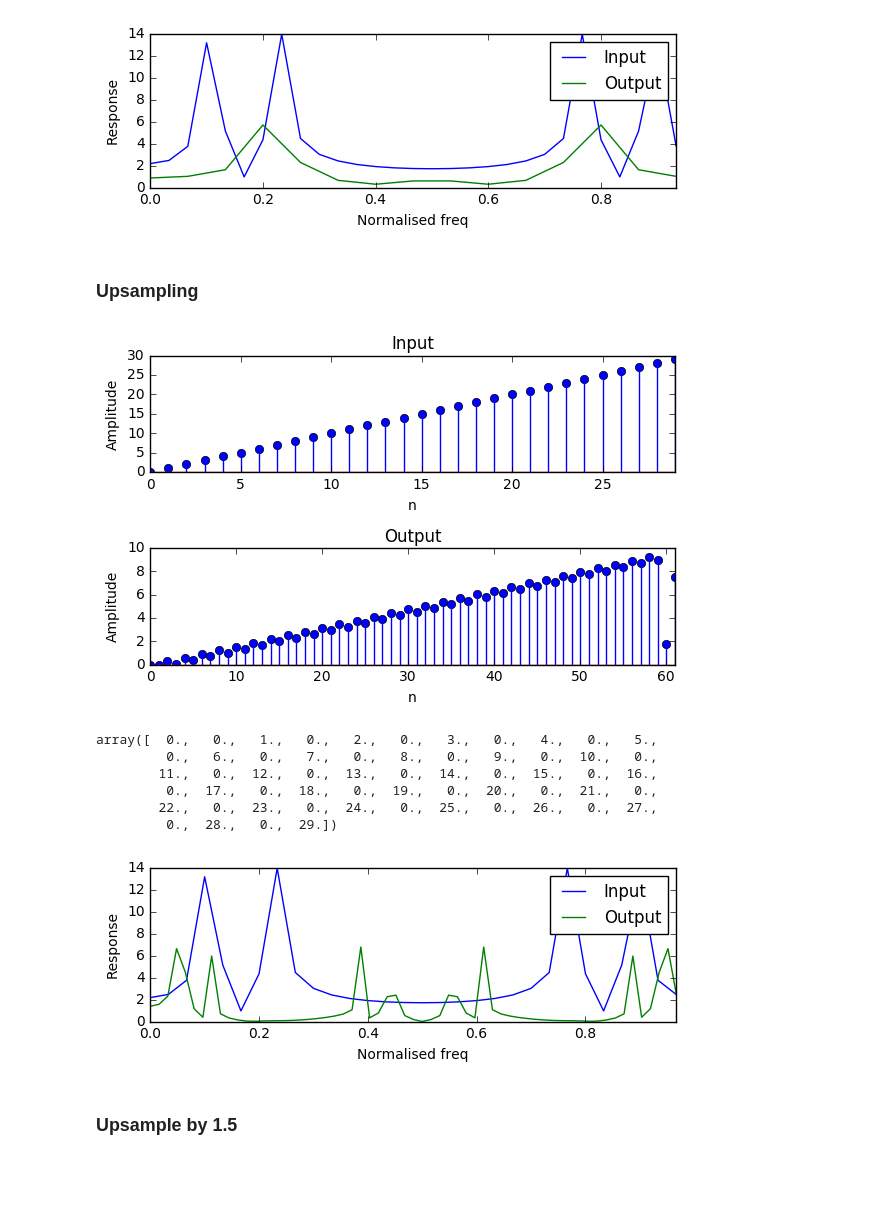
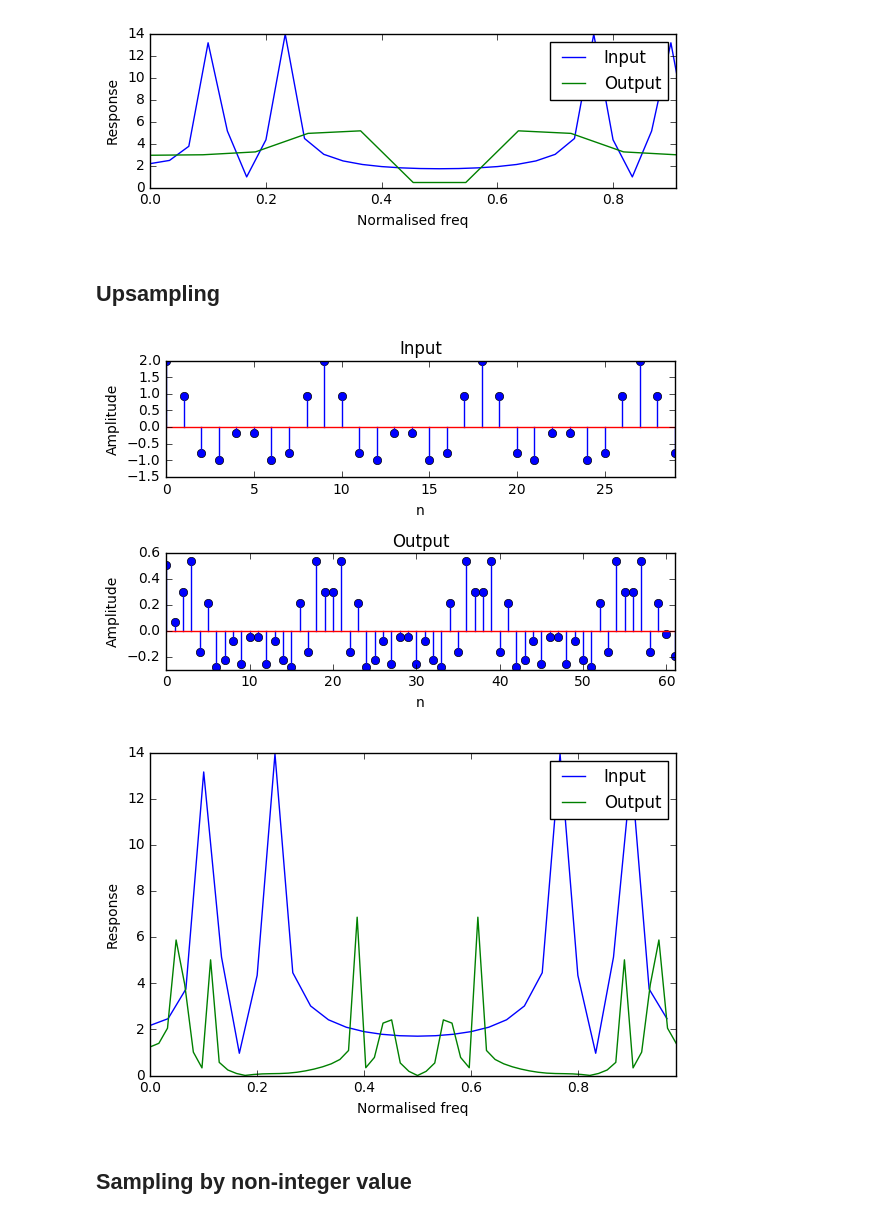
Before and after one commit to ishank26/Digital-Signal-Processing, a Jupyter notebook: Multirate_sp.ipynb, the cells around one changed output. Saved outputs shown, nothing was run; the diff lists cells and outputs as text; code cells hidden in the pictures; blank space fills up the shorter version.

Commit message:
multirate sampling

```diff
--- a/Multirate_sp.ipynb
+++ b/Multirate_sp.ipynb
@@ -11,8 +11,8 @@ f0=5000.
 fs=22500.
 ns=30.
 n=np.linspace(0,ns-1,ns)
-#x=(np.cos(2*np.pi*f0/fs*n)+np.cos(2*np.pi*0.5*f0/fs*n))
+x=(np.cos(2*np.pi*f0/fs*n)+np.cos(2*np.pi*0.5*f0/fs*n))
 #x=np.random.randn(ns)
-x=np.arange(5)
+#x=np.arange(1,7)
 x
 # %% [output]
@@ -28,15 +31,21 @@ fstop=4000
 h=sp.remez(N,np.array([0, fpass, fstop, fs/(2*M)]), [1,0], Hz = fs)
 # %%
+### Downsampling by M
+
 def drop(x,M):
-	sig=[x[i*M] for i in range(int(5/M))]
-	return np.array(sig)
+    if len(x)%2 != 0:
+        l=len(x)+1
+    else:
+        l=len(x)
+    sig=[x[i*M] for i in range(int(l/M))]
+    return np.array(sig)
 
-#x_=drop(np.convolve(x, h),M)
+x_=drop(np.convolve(x, h),M)
 
 n_=np.linspace(0,len(x_)-1,len(x_))
 
-z=drop(x,M)
-'''
+
+
 plt.subplot(2,1,1)
 plt.stem(n,x)
 plt.xlim(0,max(n))
@@ -51,6 +60,4 @@ plt.xlabel("n")
 plt.ylabel("Amplitude")
 plt.tight_layout()
 plt.show()
-'''
-z
 # %% [output]
@@ -58,10 +65,10 @@ array([0, 2])
 # %%
 X=np.fft.fft(x)
 X_=np.fft.fft(x_)
-Xn=np.fft.fft(drop(x,M))
 normf=n/ns
 
 normf_=n_/float(len(X_))
+
 plt.subplot(2,1,1)
 plt.plot(normf,abs(X),label="Input")
 plt.plot(normf_,abs(X_),label="Output")
@@ -72,14 +79,14 @@ plt.ylabel("Response")
 plt.tight_layout()
 plt.show()
 # %% [output]
-[figure, old version]
+[figure, new version]
 # %% [markdown]
-### Upsampling
+## Upsampling
 # %%
 L=2
 N=4
-fpass=3000
-fstop=4000
+fpass=2000
+fstop=3000
 h=sp.remez(N,np.array([0, fpass, fstop, fs]), [1,0], Hz = L*fs)
 # %%
 ### Upsampling
@@ -89,11 +96,10 @@ def inc_pad(x,L):
 	for i in range(len(x)):
 		z[i*L]=x[i]
 	return z
-
+u=inc_pad(x,L)
 x_=np.convolve(inc_pad(x, L),h)
 n_=np.linspace(0,len(x_)-1,len(x_))
 
-u=inc_pad(x,L)
 
 plt.subplot(2,1,1)
 plt.stem(n,x)
@@ -109,33 +115,26 @@ plt.xlabel("n")
 plt.ylabel("Amplitude")
 plt.tight_layout()
 plt.show()
-u
 # %% [output]
-[figure, old version]
+[figure, new version]
-array([  0.,   0.,   1.,   0.,   2.,   0.,   3.,   0.,   4.,   0.,   5.,
-         0.,   6.,   0.,   7.,   0.,   8.,   0.,   9.,   0.,  10.,   0.,
-        11.,   0.,  12.,   0.,  13.,   0.,  14.,   0.,  15.,   0.,  16.,
-         0.,  17.,   0.,  18.,   0.,  19.,   0.,  20.,   0.,  21.,   0.,
-        22.,   0.,  23.,   0.,  24.,   0.,  25.,   0.,  26.,   0.,  27.,
-         0.,  28.,   0.,  29.])
 # %%
 X=np.fft.fft(x)
 X_=np.fft.fft(x_)
-Xn=np.fft.fft(drop(x,M))
 
 normf=n/ns
+
 normf_=n_/float(len(X_))
 
-plt.subplot(2,1,1)
+
 plt.plot(normf,abs(X),label="Input")
 plt.plot(normf_,abs(X_),label="Output")
-plt.xlim(0,max(normf))
+plt.xlim(0,max(normf_))
 plt.legend(loc=1)
 plt.xlabel("Normalised freq")
 plt.ylabel("Response")
 plt.tight_layout()
 plt.show()
 # %% [output]
-[figure, old version]
+[figure, new version]
-# %% [markdown]
-### Upsample by 1.5
+# %% [markdown]
+## Sampling by non-integer value
```
Also changed, not shown: parts of 9 cells of this notebook, 1 other file.
